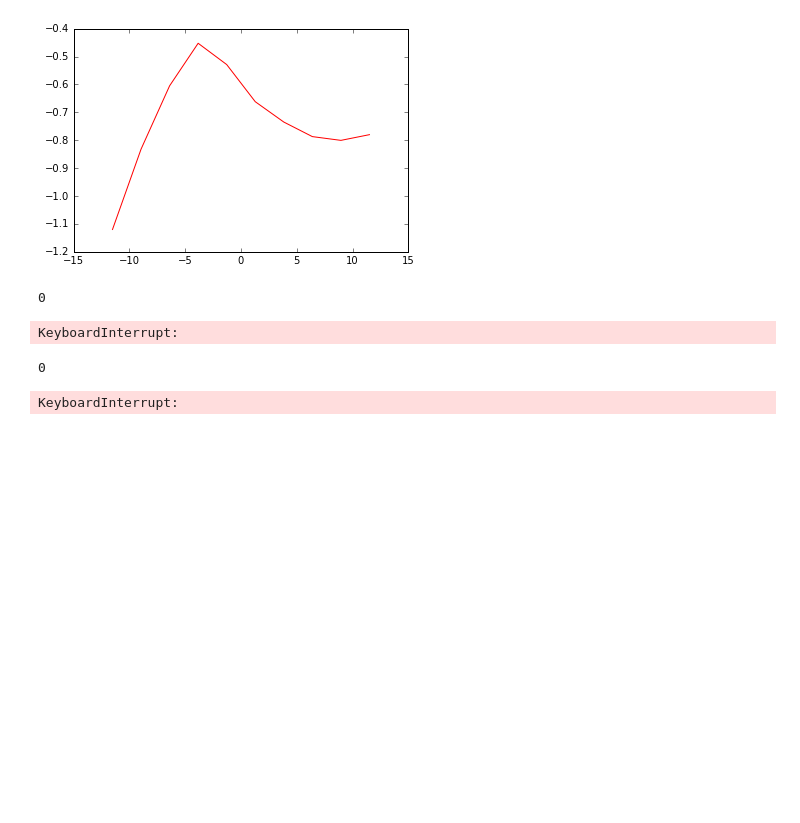
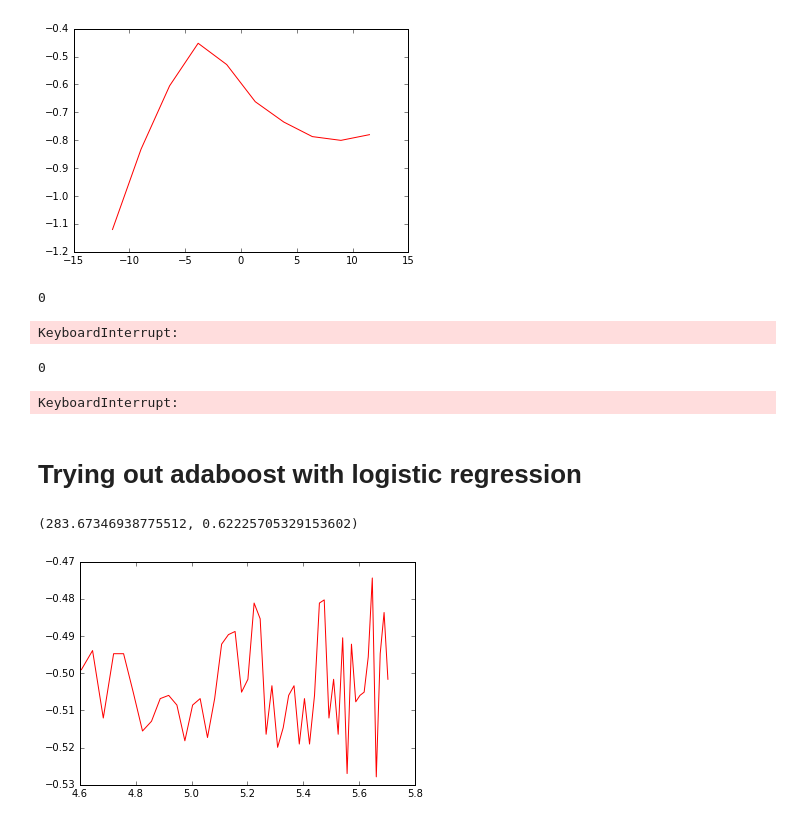
Before and after one commit to suyashkumar2409/VasudhaikaMlProject, a Jupyter notebook: TFIDF, stemming feature , lemmatizaing, logistic, SVM.ipynb, the cells around one changed output. Drawn from its saved outputs; the diff is of its cells as text; code cells hidden in the pictures; blank space fills up the shorter version.

```diff
--- a/TFIDF, stemming feature , lemmatizaing, logistic, SVM.ipynb
+++ b/TFIDF, stemming feature , lemmatizaing, logistic, SVM.ipynb
@@ -383,3 +388,5 @@ plt.plot(*zip(*np.log(error)),c='r')
 
 error.sort(key = lambda x: x[1])
 error[-1]
+# %% [markdown]
+# Trying out adaboost with logistic regression
@@ -385,0 +397,17 @@ error[-1]
+# %%
+errors = []
+for i in np.linspace(100,300,50):
+
+    clf = AdaBoostClassifier(SGDClassifier(),n_estimators = 100, algorithm='SAMME')
+    clf.fit(data_train,labels_train)
+    acc=sklearn.metrics.accuracy_score(labels_test,clf.predict(data_test))
+
+    errors.append((i,acc))
+# %%
+plt.plot(*zip(*np.log(errors)),c='r')
+
+errors.sort(key = lambda x: x[1])
+errors[-1]
+# %% [output]
+(283.67346938775512, 0.62225705329153602)
+[figure, added]
```
Also changed, not shown: parts of 2 cells of this notebook, 3 other files.
